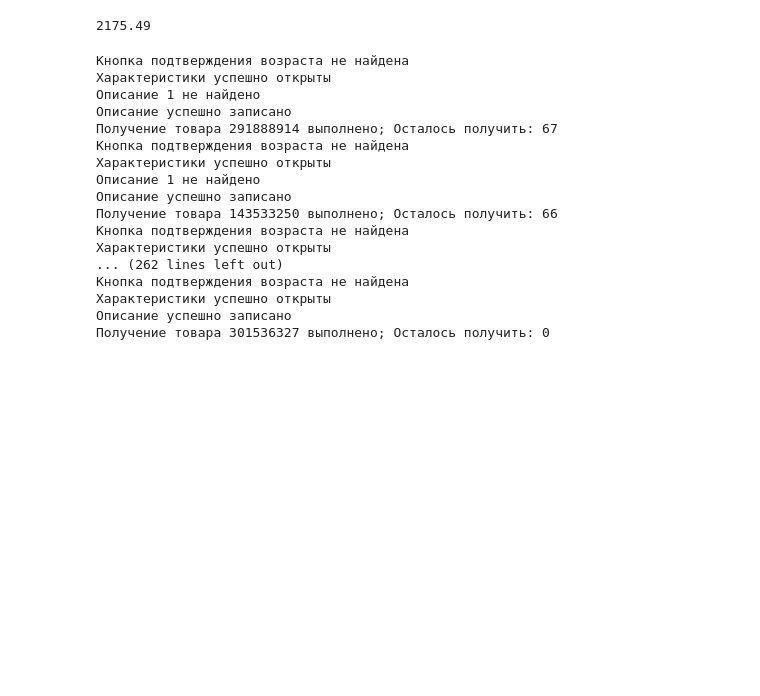
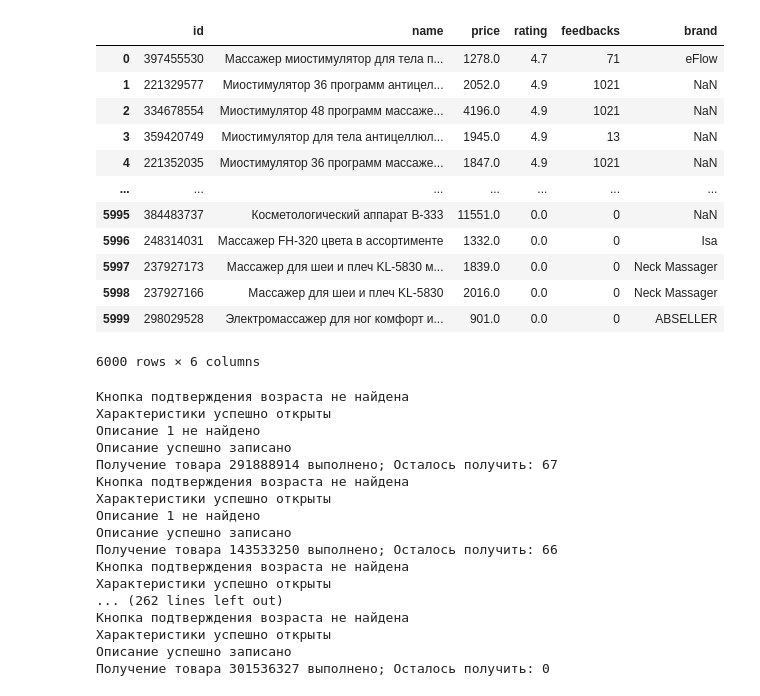
Before and after one commit to nekitmilk/ElectroPunk, a Jupyter notebook: src/notebooks/analisys.ipynb, the cells around one changed output. Saved outputs shown, nothing was run; the diff lists cells and outputs as text; code cells hidden in the pictures; blank space fills up the shorter version.

Commit message:
clearing of data

```diff
--- a/src/notebooks/analisys.ipynb
+++ b/src/notebooks/analisys.ipynb
@@ -12,4 +29,17 @@ print(f"Собрано {len(main_df)} товаров")
 # %%
-main_df["price"].mean()
+api_df = pd.read_csv("../data/wb_products.csv")
+api_df
 # %% [output]
+|  | id | name | price | rating | feedbacks | brand |
+| 0 | 397455530 | Массажер миостимулятор для тела п... | 1278.0 | 4.7 | 71 | eFlow |
+| 1 | 221329577 | Миостимулятор 36 программ антицел... | 2052.0 | 4.9 | 1021 | NaN |
+| 2 | 334678554 | Миостимулятор 48 программ массаже... | 4196.0 | 4.9 | 1021 | NaN |
+| 3 | 359420749 | Миостимулятор для тела антицеллюл... | 1945.0 | 4.9 | 13 | NaN |
+| 4 | 221352035 | Миостимулятор 36 программ массаже... | 1847.0 | 4.9 | 1021 | NaN |
+| ... | ... | ... | ... | ... | ... | ... |
+| 5995 | 384483737 | Косметологический аппарат B-333 | 11551.0 | 0.0 | 0 | NaN |
+| 5996 | 248314031 | Массажер FH-320 цвета в ассортименте | 1332.0 | 0.0 | 0 | Isa |
+| 5997 | 237927173 | Массажер для шеи и плеч KL-5830 м... | 1839.0 | 0.0 | 0 | Neck Massager |
+| 5998 | 237927166 | Массажер для шеи и плеч KL-5830 | 2016.0 | 0.0 | 0 | Neck Massager |
+| 5999 | 298029528 | Электромассажер для ног комфорт и... | 901.0 | 0.0 | 0 | ABSELLER |
-2175.49
+6000 rows × 6 columns
```
Also changed, not shown: parts of 8 cells of this notebook, 7 other files.
